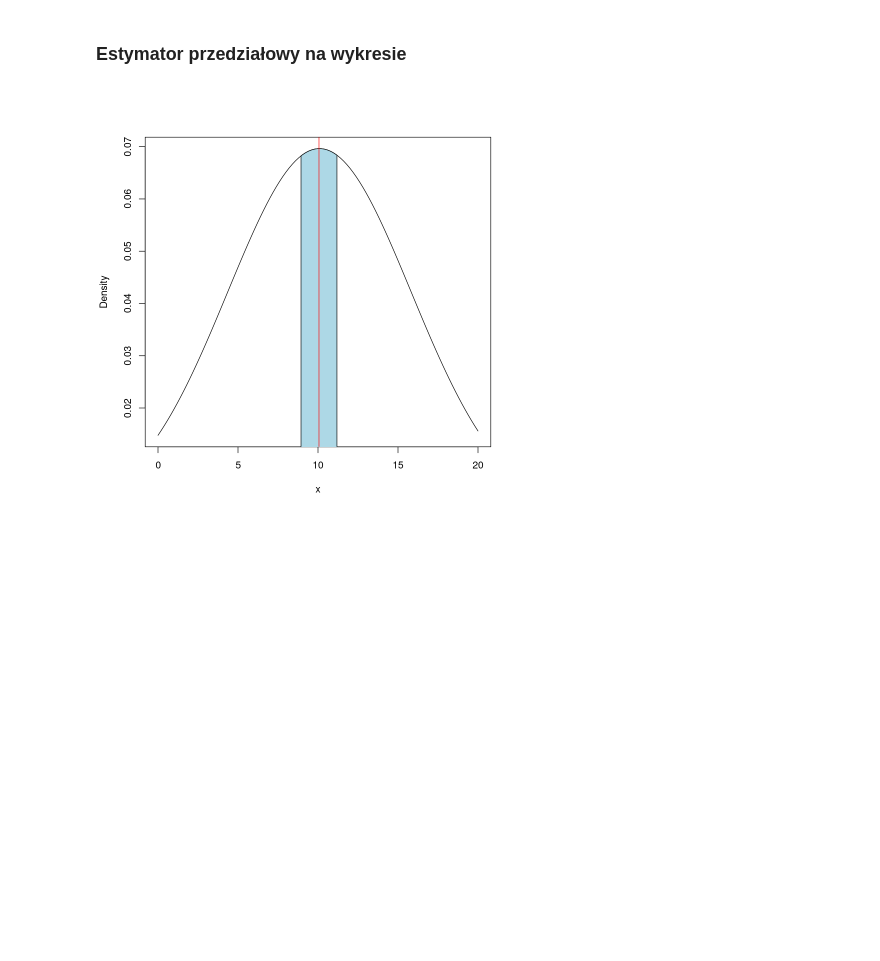
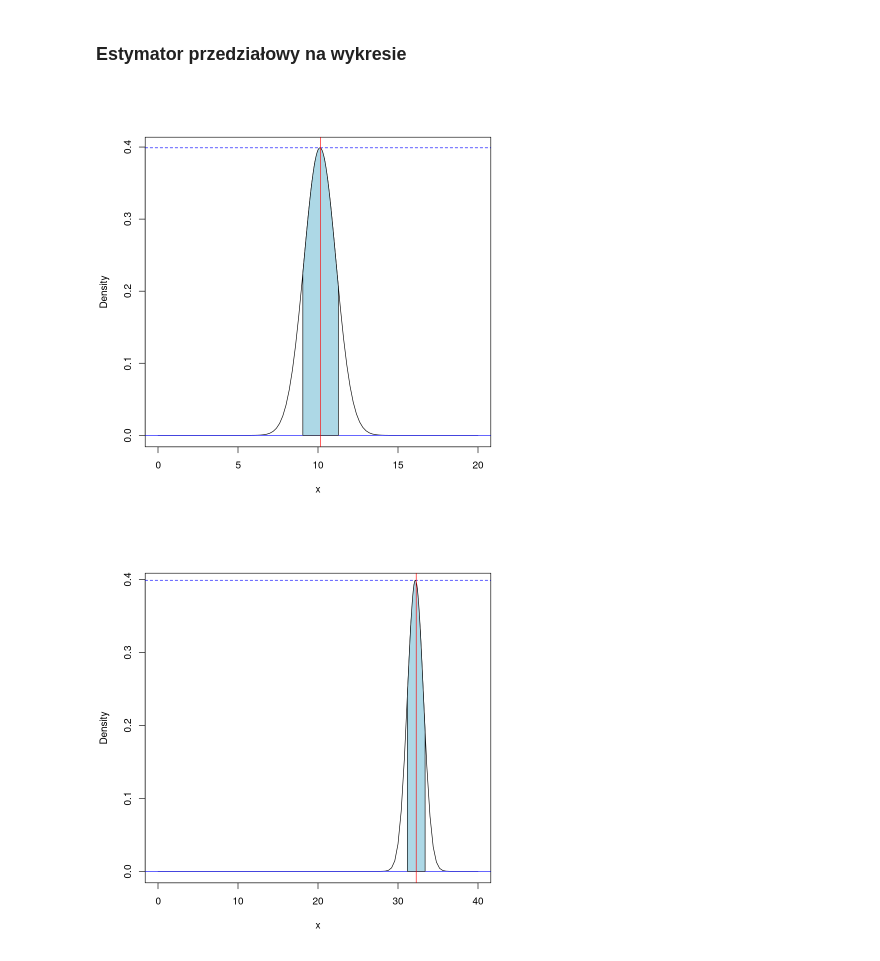
Before and after one commit to mati2251/r-and-statistics-basics, a Jupyter notebook: estimators.ipynb, the cells around one changed output. Saved outputs shown, nothing was run; the diff lists cells and outputs as text; code cells hidden in the pictures; blank space fills up the shorter version.

Commit message:
[added] plots for variance ci estimator

```diff
--- a/estimators.ipynb
+++ b/estimators.ipynb
@@ -114,15 +114,18 @@ A matrix: 5 × 3 of type dbl
 # %% [markdown]
 ### Estymator przedziałowy na wykresie
 # %%
-draw_ci_for_statistic = function(statistic, left_lim, right_lim, mean, sd){
+draw_ci_for_statistic = function(statistic, left_lim, right_lim, mean, to=20){
     lim <- c(left_lim, right_lim)
-    curve(dnorm(x, mean, sd), ylab = "Density", from=0, to=20, xlab = "x")
-    abline(h = dnorm(mean, sd, 1) * c(0, 1), col = "blue", lty = c(1, 2))
+    curve(dnorm(x, mean, 1), ylab = "Density", from=0, to=to, xlab = "x")
+    abline(h = dnorm(mean, mean, 1) * c(0, 1), col = "blue", lty = c(1, 2))
     x <- seq(lim[1], lim[2], length = 100)
-    y <- dnorm(x, mean, sd)
+    y <- dnorm(x, mean, 1)
     polygon(c(lim[1], x, lim[2]), c(0, y, 0), col = "lightblue")
     abline(v = statistic, col = "red")
 }
-draw_ci_for_statistic(average_estimators["mean_unbiased"], left_interval["mean_unbiased"], right_interval["mean_unbiased"], descriptive_statistics_population["mean"], descriptive_statistics_population["sd"])
+draw_ci_for_statistic(average_estimators["mean_unbiased"], left_interval["mean_unbiased"], right_interval["mean_unbiased"], descriptive_statistics_population["mean"])
+draw_ci_for_statistic(average_estimators["variance_unbiased"], left_interval["variance_unbiased"], right_interval["variance_unbiased"], descriptive_statistics_population["variance"], 40)
+draw_ci_for_statistic(average_estimators["variance_biased"], left_interval["variance_biased"], right_interval["variance_biased"], descriptive_statistics_population["variance"], 40)
 # %% [output]
-[figure, old version]
+[figure, new version]
+[figure, added]
```
Also changed, not shown: parts of 6 cells of this notebook.
